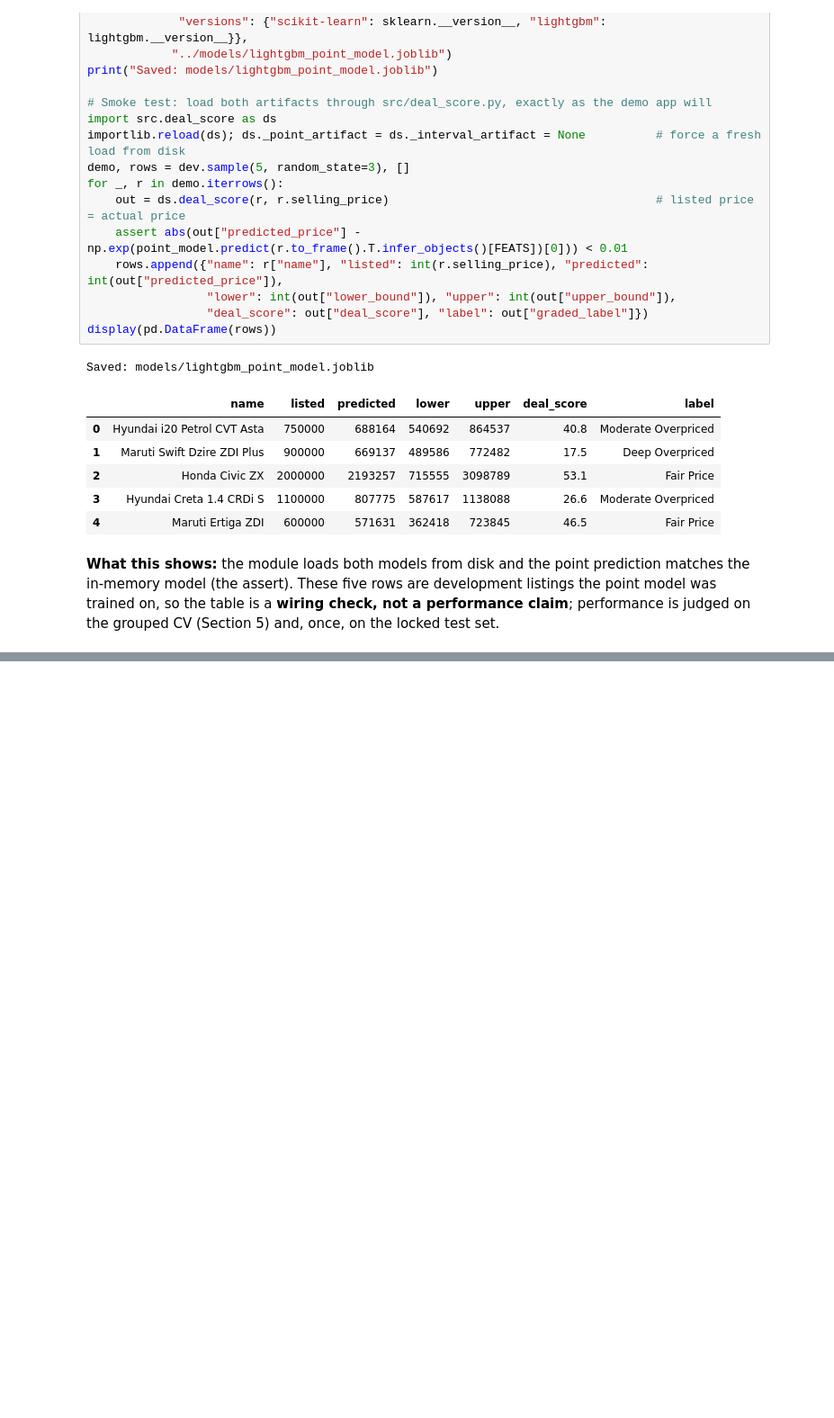
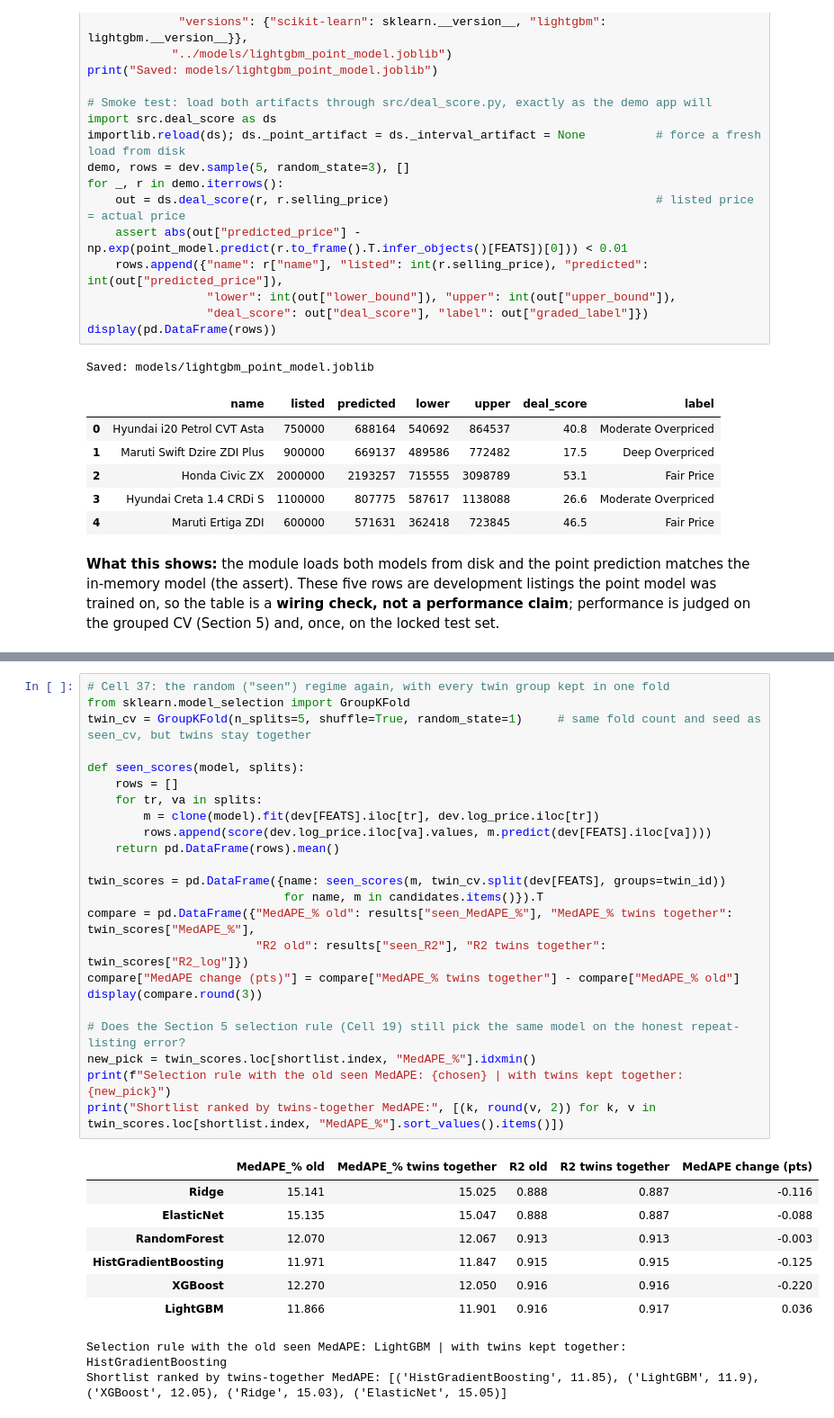
Before and after one commit to aayaan-khan/Used-Cars-Cost-Prediction, a Jupyter notebook: notebooks/Used_Cars_Cost_Prediction.ipynb, the cells around one changed output, grey strips where cells are left out. Shown at 90% size. Saved outputs shown, nothing was run; the diff lists cells and outputs as text; blank space fills up the shorter version.

```diff
--- a/notebooks/Used_Cars_Cost_Prediction.ipynb
+++ b/notebooks/Used_Cars_Cost_Prediction.ipynb
@@ -1598,0 +1637,33 @@ Saved: models/lightgbm_point_model.joblib
+# %%
+# Cell 37: the random ("seen") regime again, with every twin group kept in one fold
+from sklearn.model_selection import GroupKFold
+twin_cv = GroupKFold(n_splits=5, shuffle=True, random_state=1)     # same fold count and seed as seen_cv, but twins stay together
+
+def seen_scores(model, splits):
+    rows = []
+    for tr, va in splits:
+        m = clone(model).fit(dev[FEATS].iloc[tr], dev.log_price.iloc[tr])
+        rows.append(score(dev.log_price.iloc[va].values, m.predict(dev[FEATS].iloc[va])))
+    return pd.DataFrame(rows).mean()
+
+twin_scores = pd.DataFrame({name: seen_scores(m, twin_cv.split(dev[FEATS], groups=twin_id))
+                            for name, m in candidates.items()}).T
+compare = pd.DataFrame({"MedAPE_% old": results["seen_MedAPE_%"], "MedAPE_% twins together": twin_scores["MedAPE_%"],
+                        "R2 old": results["seen_R2"], "R2 twins together": twin_scores["R2_log"]})
+compare["MedAPE change (pts)"] = compare["MedAPE_% twins together"] - compare["MedAPE_% old"]
+display(compare.round(3))
+
+# Does the Section 5 selection rule (Cell 19) still pick the same model on the honest repeat-listing error?
+new_pick = twin_scores.loc[shortlist.index, "MedAPE_%"].idxmin()
+print(f"Selection rule with the old seen MedAPE: {chosen} | with twins kept together: {new_pick}")
+print("Shortlist ranked by twins-together MedAPE:", [(k, round(v, 2)) for k, v in twin_scores.loc[shortlist.index, "MedAPE_%"].sort_values().items()])
+# %% [output]
+|  | MedAPE_% old | MedAPE_% twins together | R2 old | R2 twins together | MedAPE change (pts) |
+| Ridge | 15.141 | 15.025 | 0.888 | 0.887 | -0.116 |
+| ElasticNet | 15.135 | 15.047 | 0.888 | 0.887 | -0.088 |
+| RandomForest | 12.070 | 12.067 | 0.913 | 0.913 | -0.003 |
+| HistGradientBoosting | 11.971 | 11.847 | 0.915 | 0.915 | -0.125 |
+| XGBoost | 12.270 | 12.050 | 0.916 | 0.916 | -0.220 |
+| LightGBM | 11.866 | 11.901 | 0.916 | 0.917 | 0.036 |
+Selection rule with the old seen MedAPE: LightGBM | with twins kept together: HistGradientBoosting
+Shortlist ranked by twins-together MedAPE: [('HistGradientBoosting', 11.85), ('LightGBM', 11.9), ('XGBoost', 12.05), ('Ridge', 15.03), ('ElasticNet', 15.05)]
```
Also changed, not shown: parts of 4 cells of this notebook, 1 other file.
